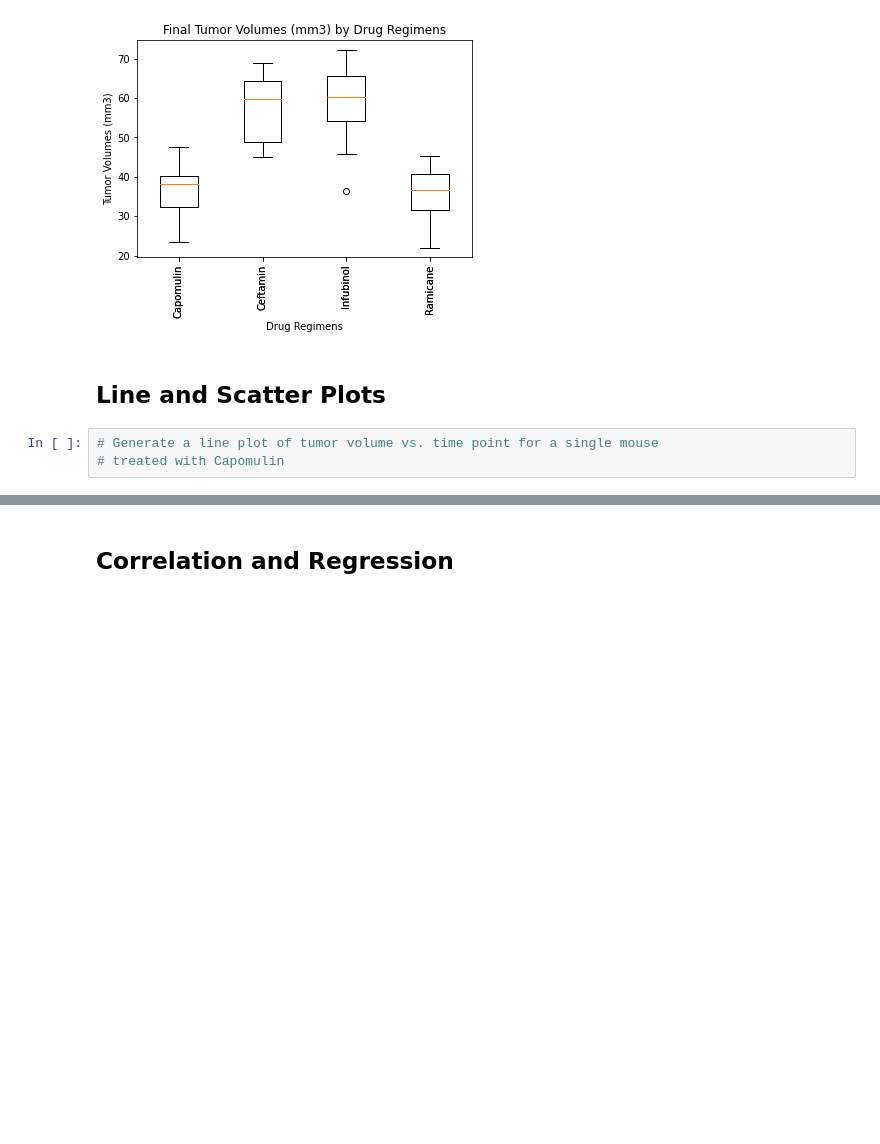
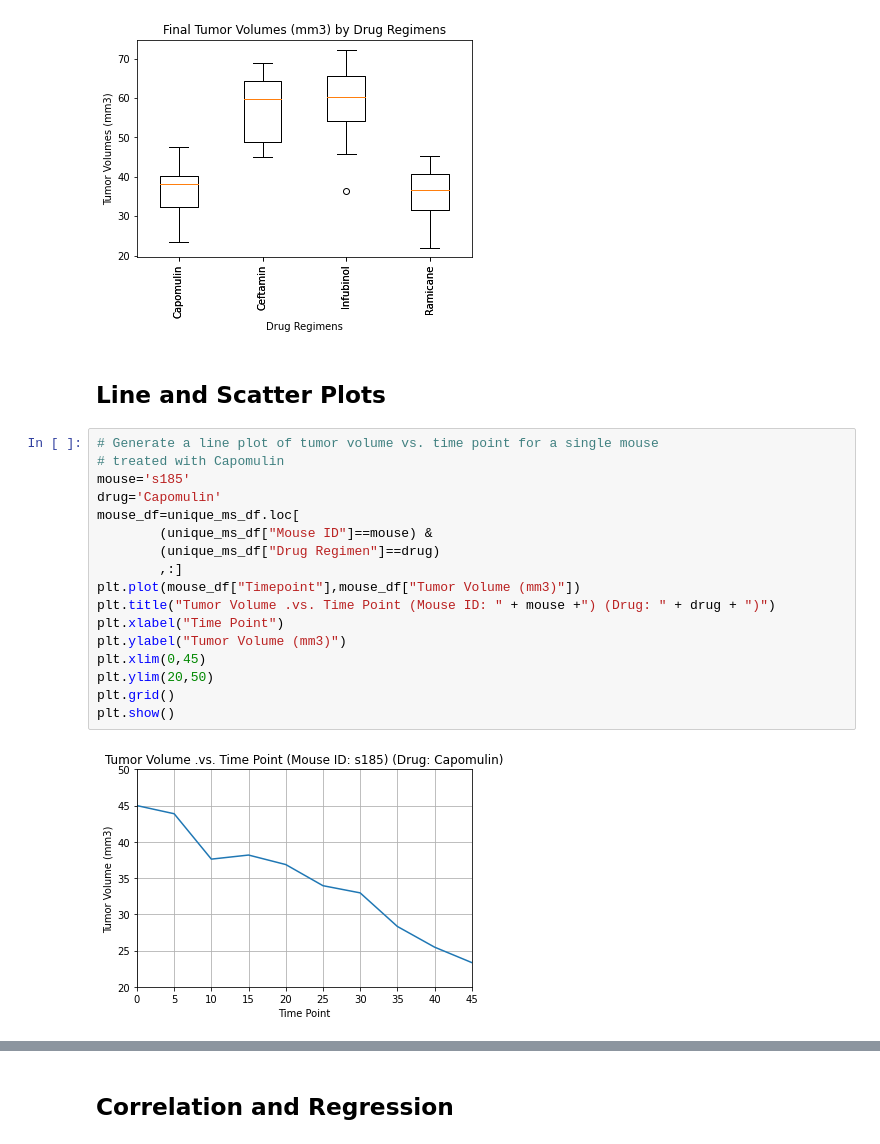
Before and after one commit to jlubranos/matplotlib-challenge, a Jupyter notebook: Pymaceuticals/pymaceuticals_starter.ipynb, the cells around one changed output, grey strips where cells are left out. Saved outputs shown, nothing was run; the diff lists cells and outputs as text; blank space fills up the shorter version.

```diff
--- a/Pymaceuticals/pymaceuticals_starter.ipynb
+++ b/Pymaceuticals/pymaceuticals_starter.ipynb
@@ -240,9 +258,25 @@ plt.show()
 [figure]
 # %% [markdown]
 ## Line and Scatter Plots
-# %%
-# Generate a line plot of tumor volume vs. time point for a single mouse
-# treated with Capomulin
+# %%
+# Generate a line plot of tumor volume vs. time point for a single mouse
+# treated with Capomulin
+mouse='s185'
+drug='Capomulin'
+mouse_df=unique_ms_df.loc[
+        (unique_ms_df["Mouse ID"]==mouse) &
+        (unique_ms_df["Drug Regimen"]==drug)
+        ,:]
+plt.plot(mouse_df["Timepoint"],mouse_df["Tumor Volume (mm3)"])
+plt.title("Tumor Volume .vs. Time Point (Mouse ID: " + mouse +") (Drug: " + drug + ")")
+plt.xlabel("Time Point")
+plt.ylabel("Tumor Volume (mm3)")
+plt.xlim(0,45)
+plt.ylim(20,50)
+plt.grid()
+plt.show()
+# %% [output]
+[figure, added]
 # %%
 # Generate a scatter plot of average tumor volume vs. mouse weight
 # for all mice in the Capomulin regimen
```
Also changed, not shown: parts of 12 cells of this notebook.
